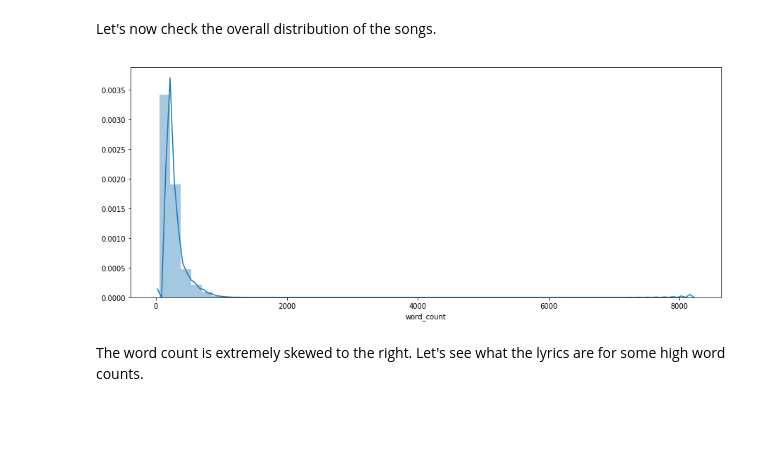
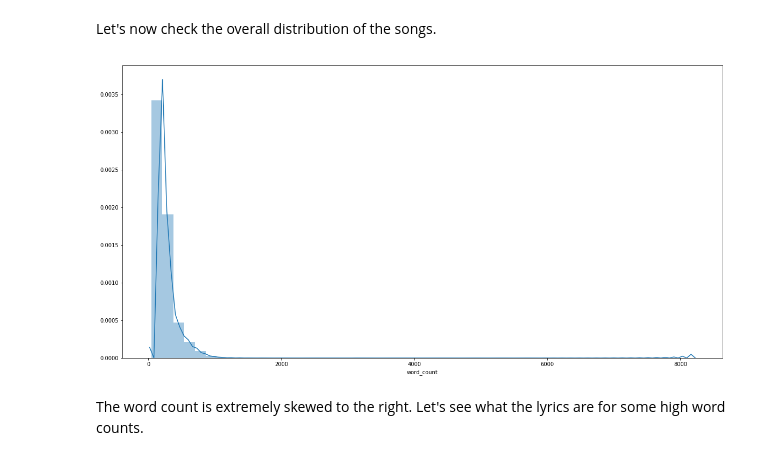
Before and after one commit to ShawnLe007/Lyric-Machine-Learning-Analysis, a Jupyter notebook: COGS118B.ipynb, the cells around one changed output. Saved outputs shown, nothing was run; the diff lists cells and outputs as text; code cells hidden in the pictures; blank space fills up the shorter version.

```diff
--- a/COGS118B.ipynb
+++ b/COGS118B.ipynb
@@ -334,10 +334,11 @@ df['word_count'].groupby(df['genre']).describe()
 Let's now check the overall distribution of the songs.
 # %%
 # check distribution of data set
+plt.figure(figsize=(20,10))
 sns.distplot(df["word_count"])
 plt.show()
 # %% [output]
-[figure, old version]
+[figure, new version]
 # %% [markdown]
 The word count is extremely skewed to the right.
 Let's see what the lyrics are for some high word counts.
```
Also changed, not shown: parts of 21 cells of this notebook.
